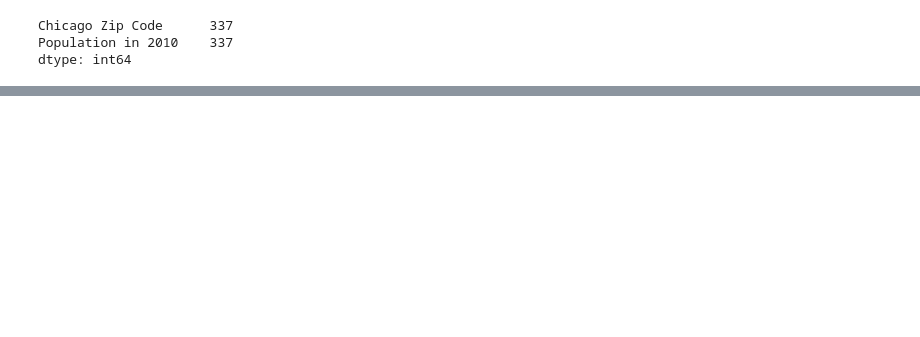
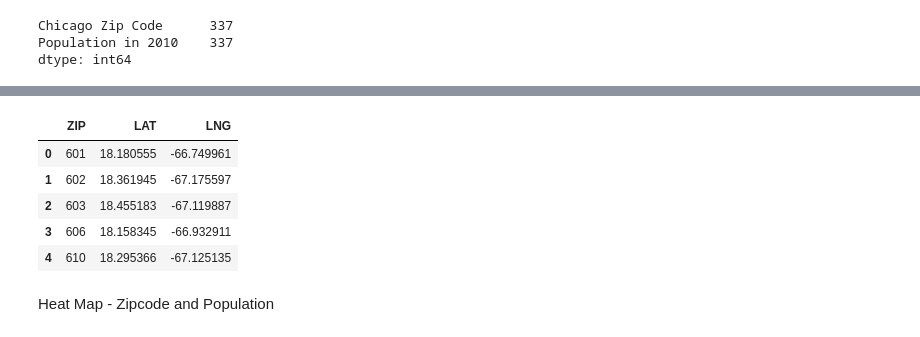
Before and after one commit to prathyushachalla/FindMyCoffeewithGIS, a Jupyter notebook: Population_by_zipcode.ipynb, the cells around one changed output, grey strips where cells are left out. Drawn from its saved outputs; the diff is of its cells as text; code cells hidden in the pictures; blank space fills up the shorter version.

Commit message:
added lat and lng for zipcode data

```diff
--- a/Population_by_zipcode.ipynb
+++ b/Population_by_zipcode.ipynb
@@ -78,0 +103,12 @@ dtype: int64
+# %%
+zip_lat_long_df = pd.read_csv(lat_long_csv)
+zip_lat_long_df.head()
+# %% [output]
+|  | ZIP | LAT | LNG |
+| 0 | 601 | 18.180555 | -66.749961 |
+| 1 | 602 | 18.361945 | -67.175597 |
+| 2 | 603 | 18.455183 | -67.119887 |
+| 3 | 606 | 18.158345 | -66.932911 |
+| 4 | 610 | 18.295366 | -67.125135 |
+# %% [markdown]
+Heat Map - Zipcode and Population
```
Also changed, not shown: parts of 13 cells of this notebook.
